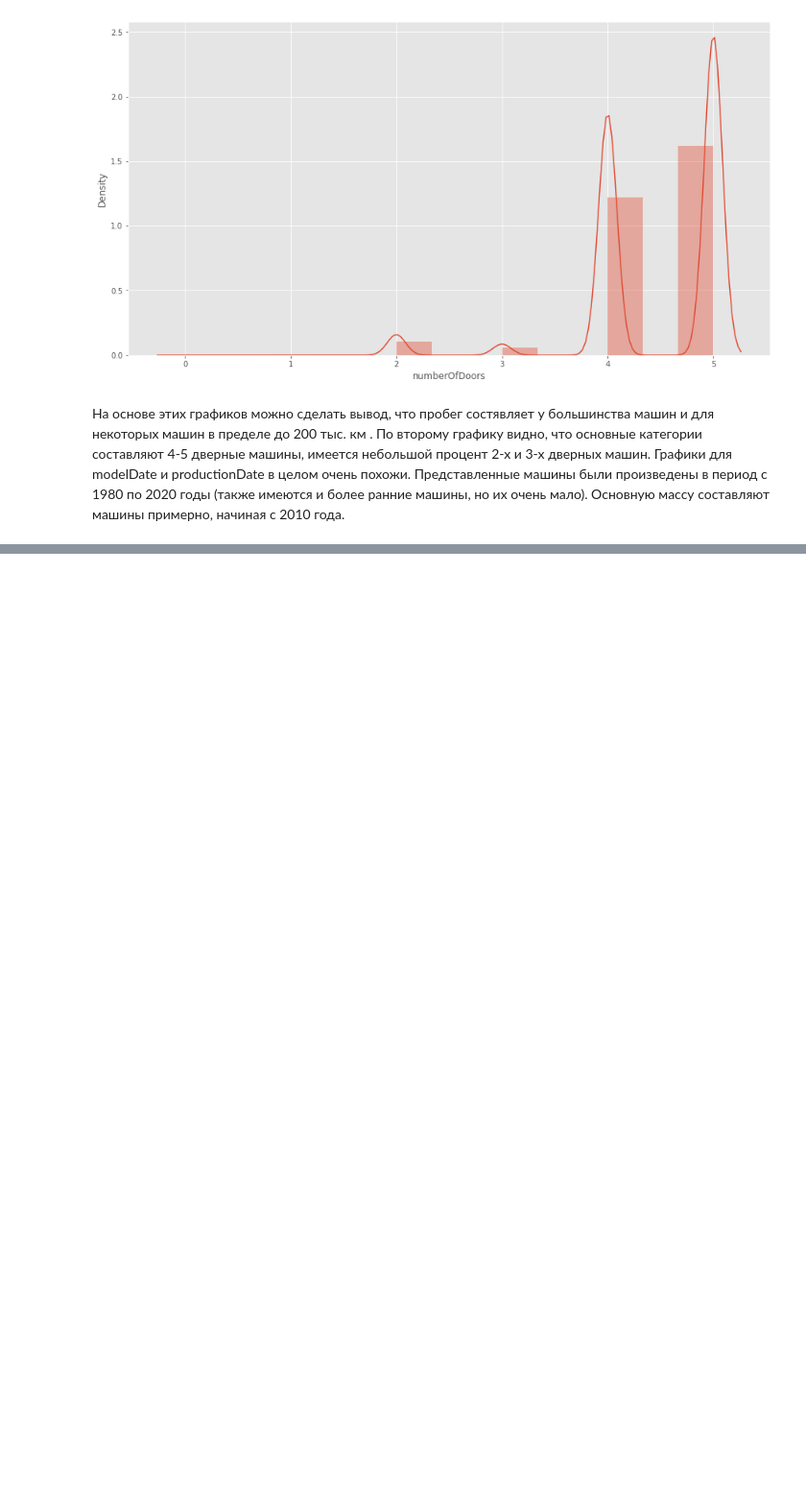
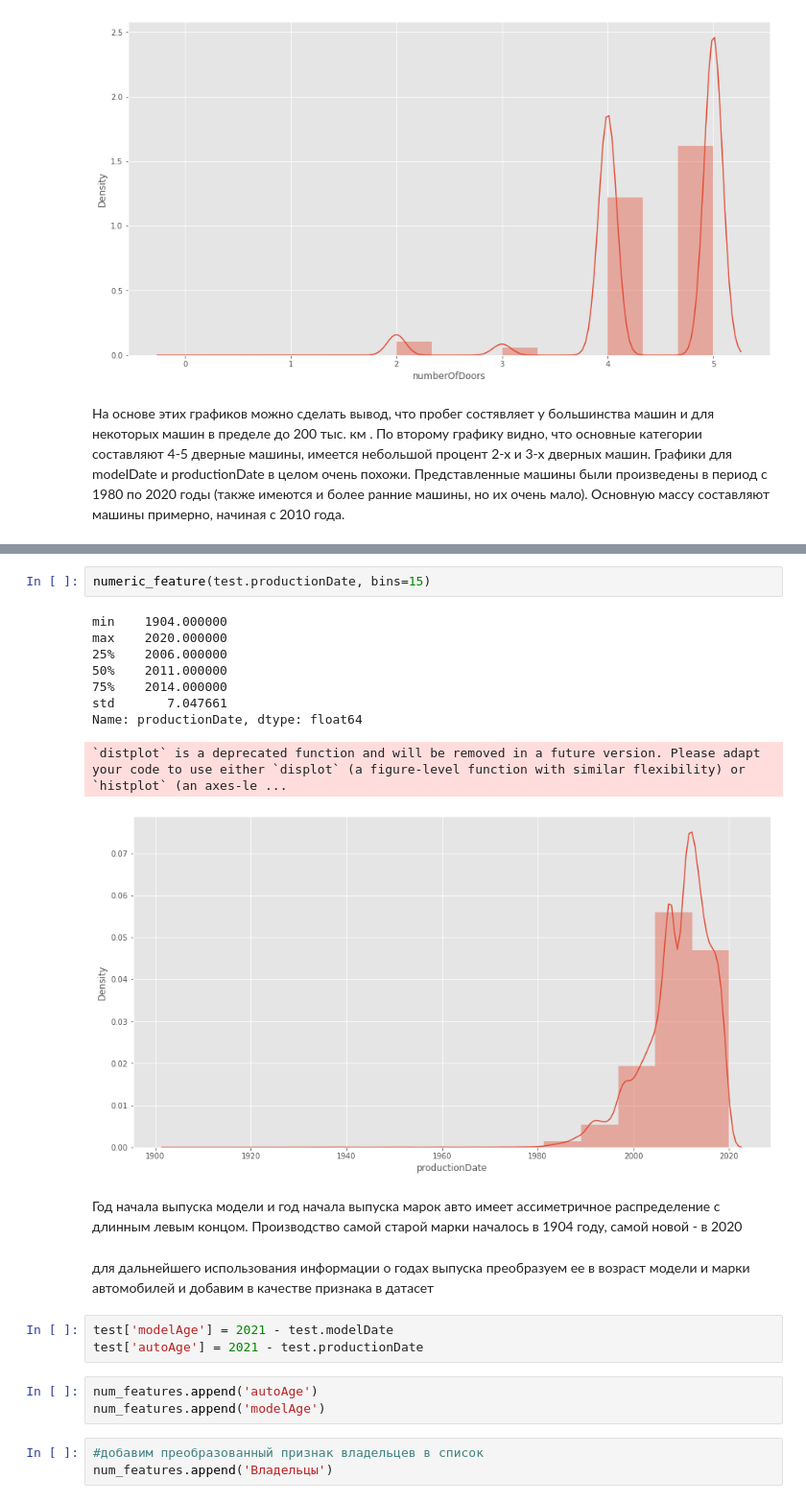
Before and after one commit to SelikhovaKate/skillfactory_rds, a Jupyter notebook: project06/project6.1_EDA_prediction.ipynb, the cells around one changed output, grey strips where cells are left out. Shown: that part at 96% size. Cells and saved outputs as stored; diff of their text form; blank space fills up the shorter version.

```diff
--- a/project06/project6.1_EDA_prediction.ipynb
+++ b/project06/project6.1_EDA_prediction.ipynb
@@ -241,0 +263,25 @@ Name: numberOfDoors, dtype: float64
+# %%
+numeric_feature(test.productionDate, bins=15)
+# %% [output]
+min    1904.000000
+max    2020.000000
+25%    2006.000000
+50%    2011.000000
+75%    2014.000000
+std       7.047661
+Name: productionDate, dtype: float64
+`distplot` is a deprecated function and will be removed in a future version. Please adapt your code to use either `displot` (a figure-level function with similar flexibility) or `histplot` (an axes-le ...
+[figure, added]
+# %% [markdown]
+Год начала выпуска модели и год начала выпуска марок авто имеет ассиметричное распределение с длинным левым концом. Производство самой старой марки началось в 1904 году, самой новой - в 2020
+# %% [markdown]
+для дальнейшего использования информации о годах выпуска преобразуем ее в возраст модели и марки автомобилей и добавим в качестве признака в датасет
+# %%
+test['modelAge'] = 2021 - test.modelDate
+test['autoAge'] = 2021 - test.productionDate
+# %%
+num_features.append('autoAge')
+num_features.append('modelAge')
+# %%
+#добавим преобразованный признак владельцев в список
+num_features.append('Владельцы')
```
Also changed, not shown: parts of 56 cells of this notebook.
